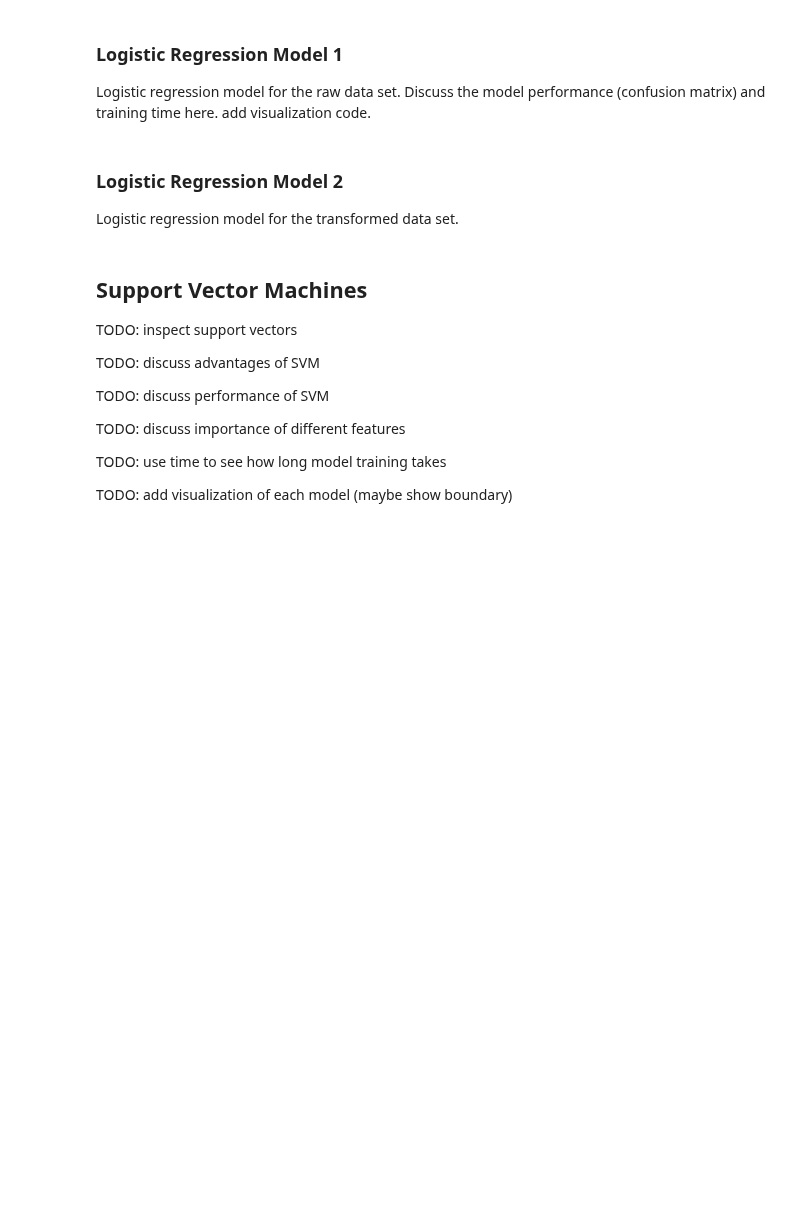
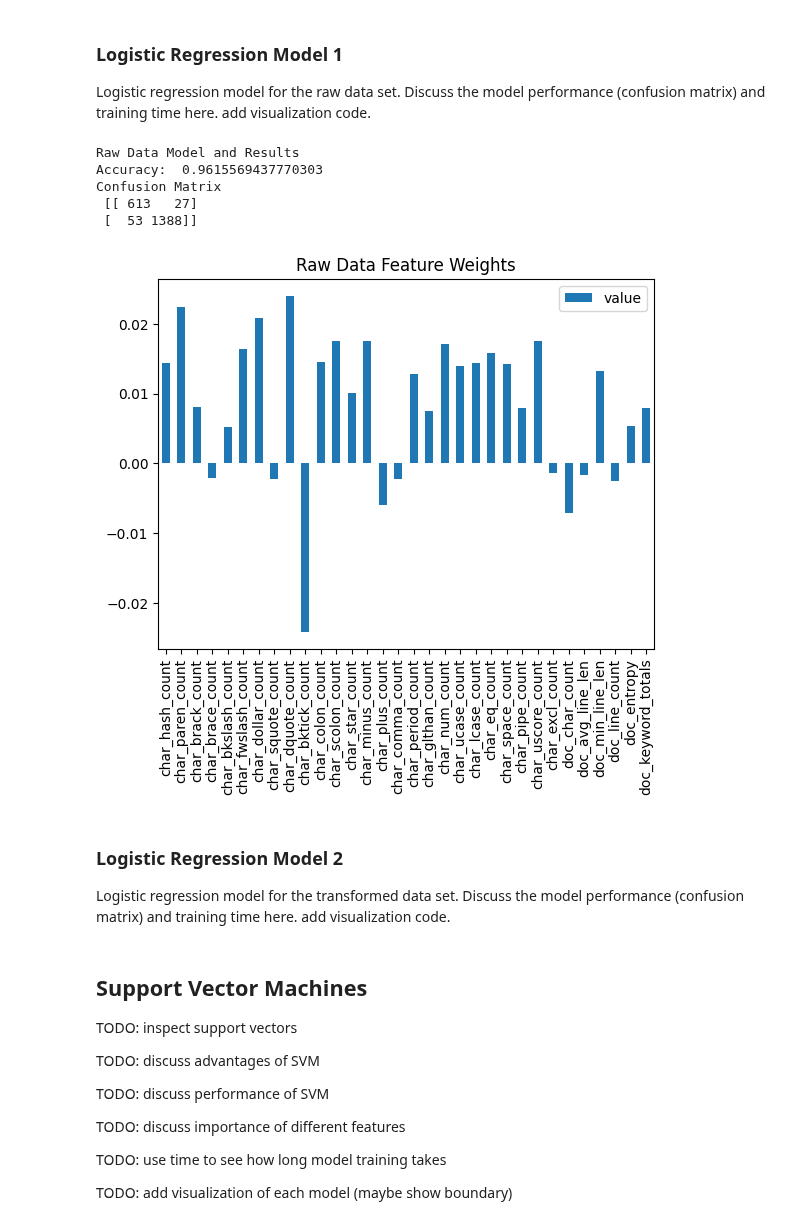
Before and after one commit to bx-lr/ps_obf_ml, a Jupyter notebook: labs/mini_lab1_v01_outline.ipynb, the cells around one changed output. Drawn from its saved outputs; the diff is of its cells as text; code cells hidden in the pictures; blank space fills up the shorter version.

```diff
--- a/labs/mini_lab1_v01_outline.ipynb
+++ b/labs/mini_lab1_v01_outline.ipynb
@@ -89,36 +109,3 @@ TODO: add visualization of each model (maybe show boundary)
 # %% [markdown]
 ### Logistic Regression Model 1
 Logistic regression model for the raw data set. Discuss the model performance (confusion matrix) and training time here. add visualization code.
-# %%
-# Logistic Regression Model for Raw Data #
-
-# Create Logistic Regression Object
-log_reg_raw = LogisticRegression(penalty='l2', C=1.0, class_weight=None, solver='liblinear', max_iter=150)
-
-# Train model with raw data input
-log_reg_raw.fit(raw_train_features, raw_train_labels)
-
-# Create predictions from model
-raw_log_reg_pred = log_reg_raw.predict(raw_test_features)
-
-# Get accuracy
-raw_log_reg_accuracy = mt.accuracy_score(
-    raw_test_labels, # Original lables (classifications)
-    raw_log_reg_pred # Predicted values
-)
-
-# Get confusion Matrix
-raw_log_reg_conf = mt.confusion_matrix(raw_test_labels, raw_log_reg_pred)
-
-# Display results
-print("Accuracy: ", raw_log_reg_accuracy)
-print("Confusion Matrix\n", raw_log_reg_conf)
-
-# Get the weights for each variable
-# sort these attributes and spit them out
-raw_logreg_vars = zip(log_reg_raw.coef_.T, raw_train.iloc[:, 1:])
-raw_logreg_vars = sorted(raw_logreg_vars)
-# Display Weights
-print('\nFeature Weights\n---------------------')
-for coef, name in raw_logreg_vars:
-    print(name, 'weight: ', coef[0])
@@ -125,3 +175,15 @@ for coef, name in raw_logreg_vars:
+# %%
+print('Raw Data Model and Results')
+raw_data_logreg_model = create_logistic_model(raw_drop_df, 'is_obf', seed_value)
+# Display Weights for Raw Data
+get_logreg_weights(raw_drop_df, raw_data_logreg_model, 'is_obf', title='Raw Data Feature Weights', v=False)
+# %% [output]
+Raw Data Model and Results
+Accuracy:  0.9615569437770303
+Confusion Matrix
+ [[ 613   27]
+ [  53 1388]]
+[figure, added]
 # %% [markdown]
 ### Logistic Regression Model 2
-Logistic regression model for the transformed data set.
+Logistic regression model for the transformed data set. Discuss the model performance (confusion matrix) and training time here. add visualization code.
```
Also changed, not shown: parts of 18 cells of this notebook.
